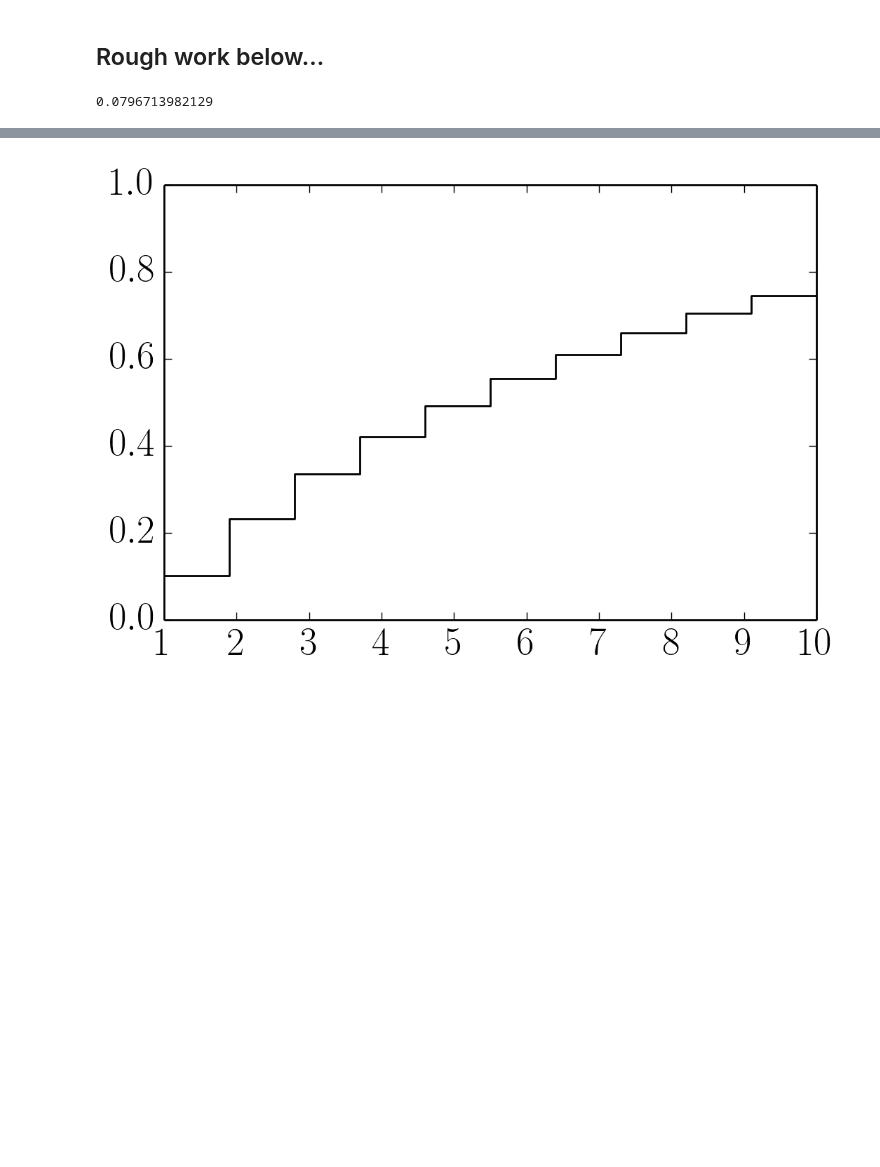
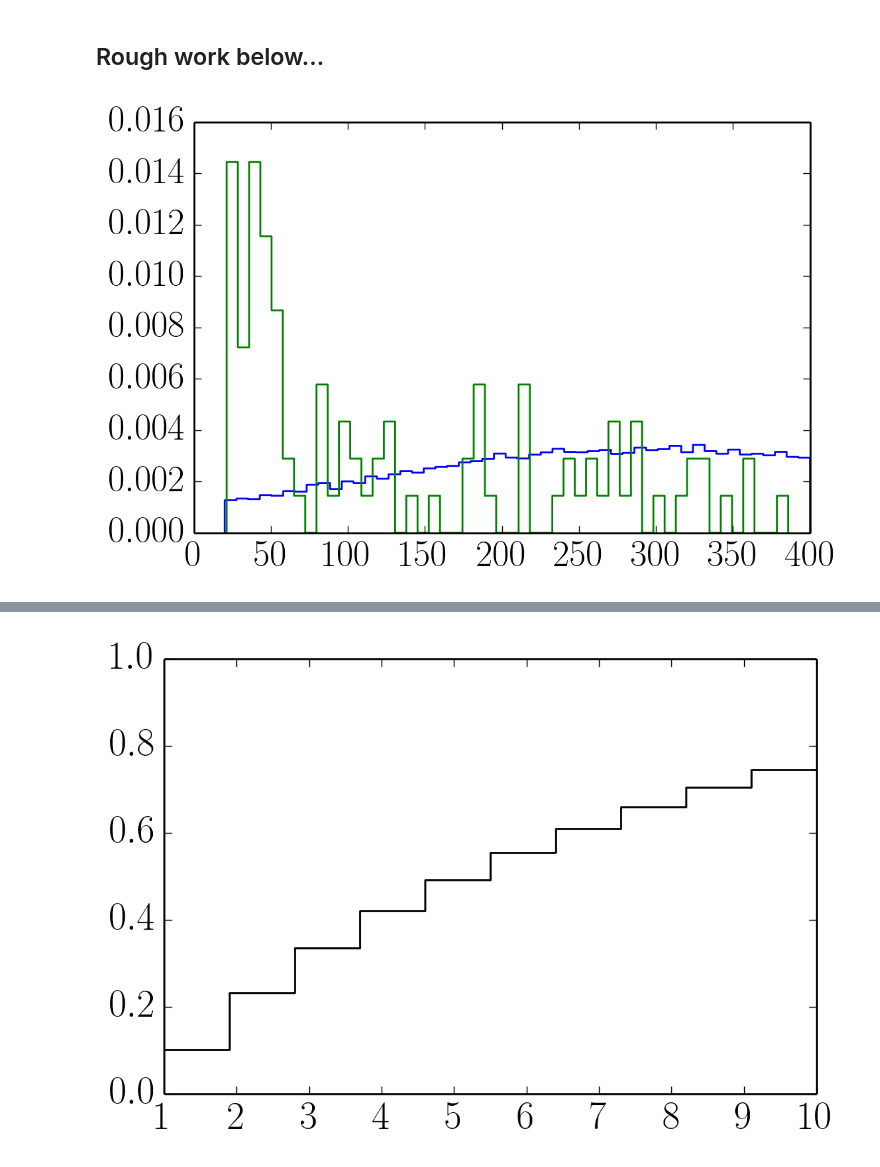
Before and after one commit to dfm-io/dfm.io, a Jupyter notebook: content/downloads/notebooks/histogram1.ipynb, the cells around one changed output, grey strips where cells are left out. Saved outputs shown, nothing was run; the diff lists cells and outputs as text; code cells hidden in the pictures; blank space fills up the shorter version.

```diff
--- a/content/downloads/notebooks/histogram1.ipynb
+++ b/content/downloads/notebooks/histogram1.ipynb
@@ -188,21 +188,26 @@ where $R_\star$ is the star's radius, $M_\star$ is the stellar mass, $P$ is the
 import numpy as np
 import matplotlib.pyplot as pl
 # %%
-const = 1e-3
+const = 1e-2
 
 def Q(rstar, mstar, period, radius):
     signal = radius * radius / (period ** (2./3 + 0.5) * mstar ** (1./3) * rstar)
     return const * signal
 # %%
-K = 500000
+from scipy import stats
+
+K = 60000
 rstar = np.random.uniform(0.5, 3.0, size=K)
 mstar = np.random.uniform(0.5, 2.0, size=K)
-period = np.random.uniform(5.0, 300.0, size=K)
+period = stats.truncnorm.rvs(-1.4, 0.5, 300.0, 200.0, size=K)
 radius = np.random.uniform(0.5, 16.0, size=K)
 det_eff = Q(rstar, mstar, period, radius)
-print(max(det_eff))
+m = np.random.rand(K) < det_eff
-# %% [output]
-0.0796713982129
+# %%
+pl.hist(period, 50, histtype="step", normed=True);
+pl.hist(period[m], 50, histtype="step", normed=True);
+# %% [output]
+[figure, added]
 # %%
 bin_edges = np.linspace(min(y), max(y), 11)
 int_comp = np.empty(len(bin_edges) - 1)
```
Also changed, not shown: parts of 1 cell of this notebook, 1 other file.
